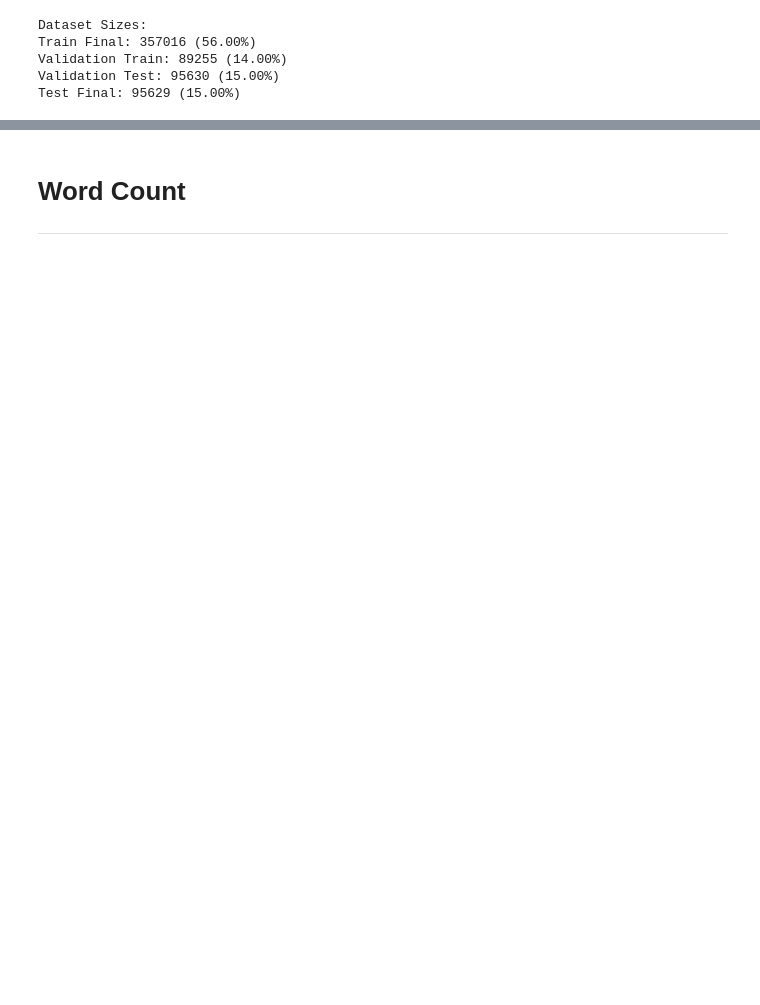
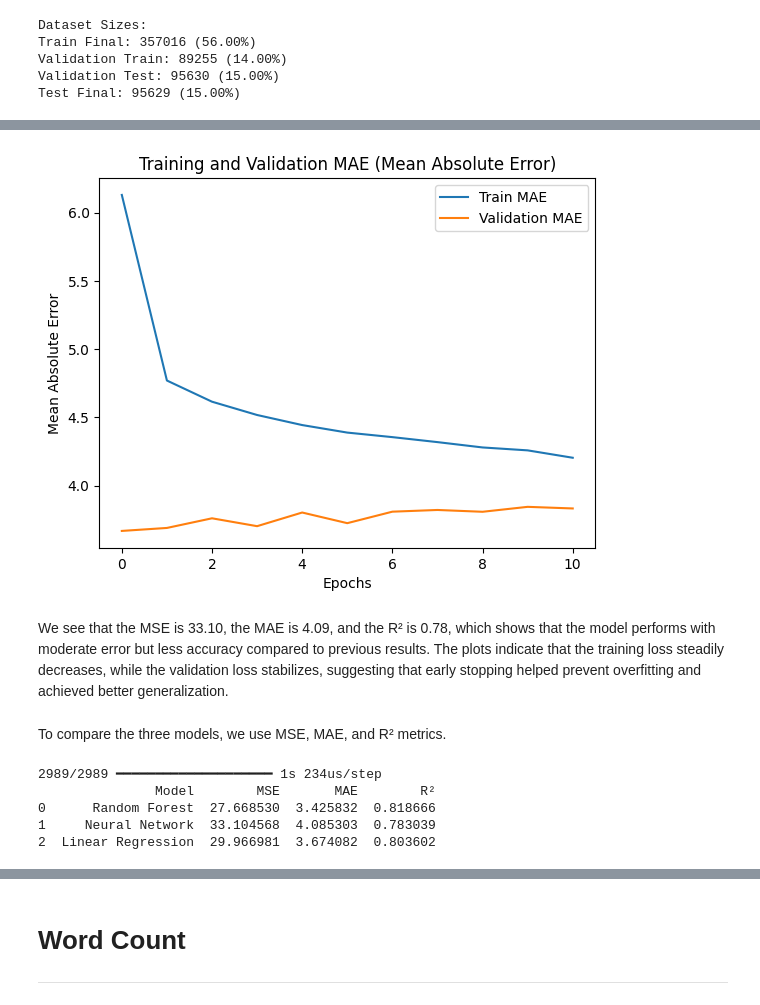
Before and after one commit to DitteGilsfeldt/42577-Introduction-to_Business_Analytics__Project, a Jupyter notebook: Predicion_model.ipynb, the cells around one changed output, grey strips where cells are left out. Saved outputs shown, nothing was run; the diff lists cells and outputs as text; code cells hidden in the pictures; blank space fills up the shorter version.

```diff
--- a/Predicion_model.ipynb
+++ b/Predicion_model.ipynb
@@ -305,0 +397,41 @@ The MAE plot on the right evaluates the models based on their average absolute e
+# %%
+plt.plot(history.history["mae"], label="Train MAE")
+plt.plot(history.history["val_mae"], label="Validation MAE")
+plt.title("Training and Validation MAE (Mean Absolute Error)")
+plt.xlabel("Epochs")
+plt.ylabel("Mean Absolute Error")
+plt.legend()
+plt.show()
+# %% [output]
+[figure, added]
+# %% [markdown]
+We see that the MSE is 33.10, the MAE is 4.09, and the R² is 0.78, which shows that the model performs with moderate error but less accuracy compared to previous results. The plots indicate that the training loss steadily decreases, while the validation loss stabilizes, suggesting that early stopping helped prevent overfitting and achieved better generalization.
+# %% [markdown]
+To compare the three models, we use MSE, MAE, and R² metrics.
+# %%
+# Function to evaluate and compare models
+def compare_models(models, X_test, y_test, model_names):
+    results = []
+    for model, name in zip(models, model_names):
+        y_pred = model.predict(X_test)
+        mse = mean_squared_error(y_test, y_pred)
+        mae = mean_absolute_error(y_test, y_pred)
+        r2 = r2_score(y_test, y_pred)
+        results.append((name, mse, mae, r2))
+
+    results_df = pd.DataFrame(results, columns=['Model', 'MSE', 'MAE', 'R²'])
+    return results_df
+
+# Example usage
+models = [rf_model, nn_model, baseline_model]  # List of models
+model_names = ['Random Forest', 'Neural Network', 'Linear Regression']  # Model names
+comparison_results = compare_models(models, X_test, y_test, model_names)
+
+# Display the comparison results
+print(comparison_results)
+# %% [output]
+2989/2989 ━━━━━━━━━━━━━━━━━━━━ 1s 234us/step
+               Model        MSE       MAE        R²
+0      Random Forest  27.668530  3.425832  0.818666
+1     Neural Network  33.104568  4.085303  0.783039
+2  Linear Regression  29.966981  3.674082  0.803602
```
Also changed, not shown: parts of 52 cells of this notebook.
